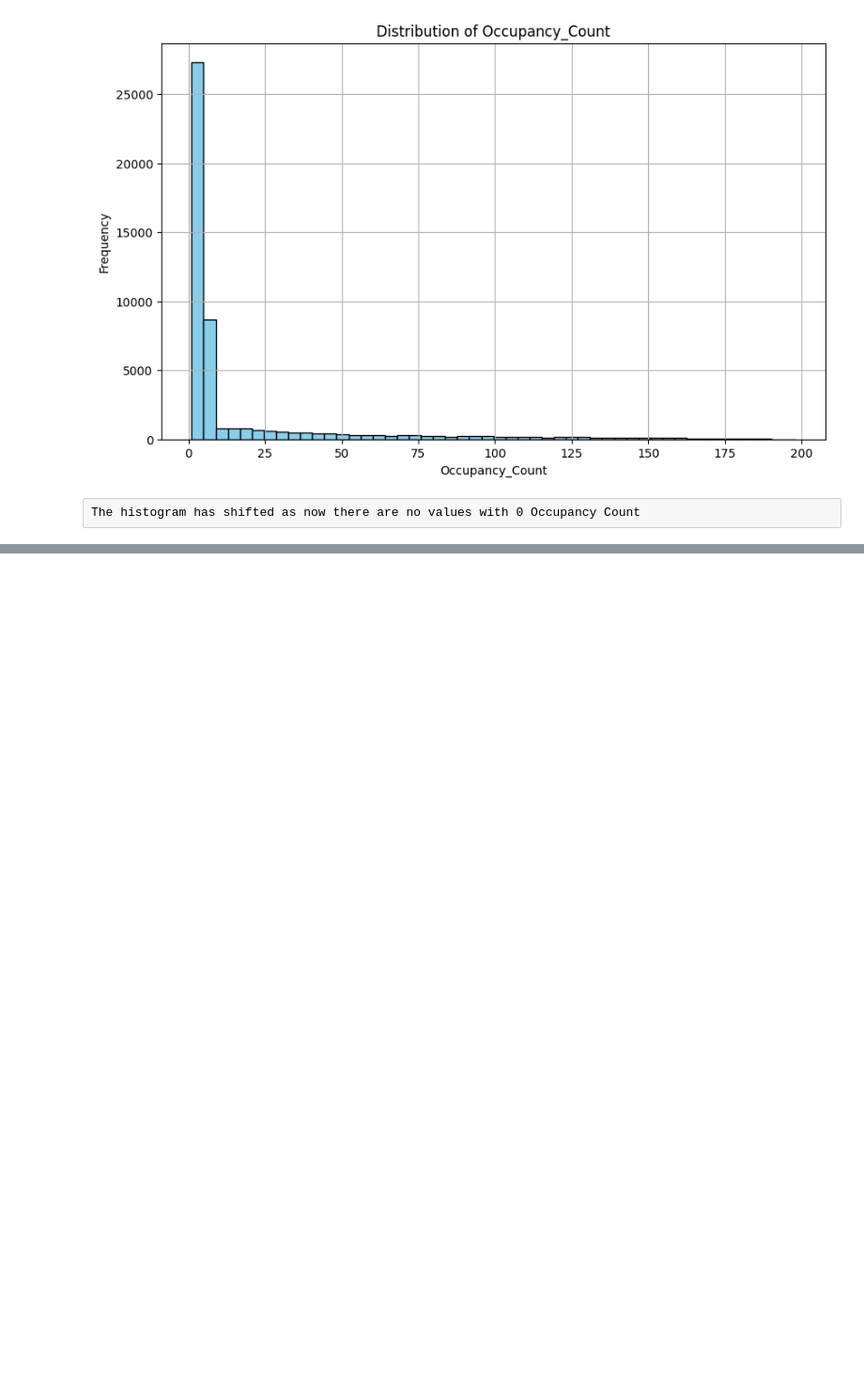
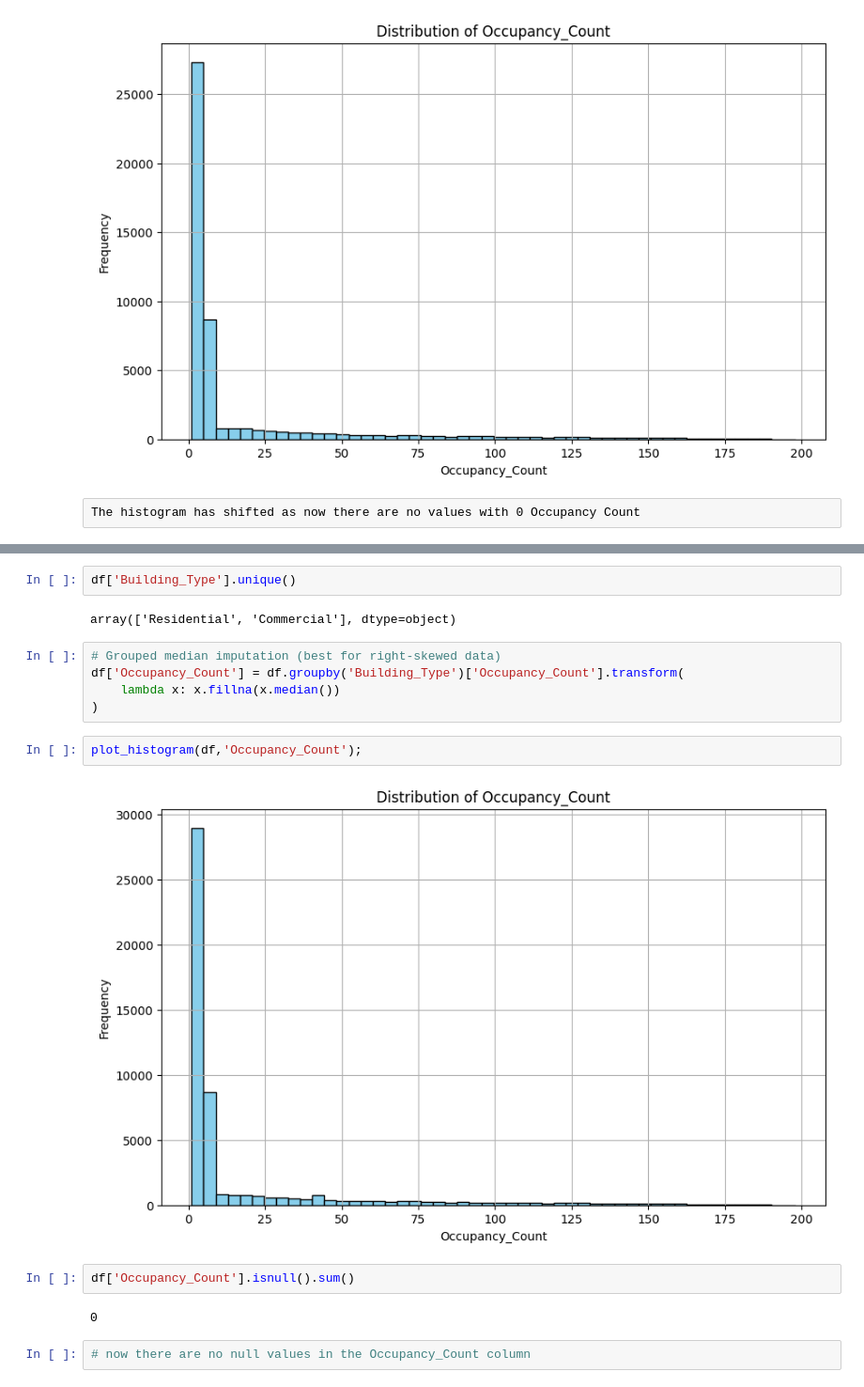
Before and after one commit to kuchbhimohan/Energy-Consumption-Project, a Jupyter notebook: notebooks/02_eda.ipynb, the cells around one changed output, grey strips where cells are left out. Shown: that part at 94% size. Drawn from its saved outputs; the diff is of its cells as text; blank space fills up the shorter version.

Commit message:
basic data cleaning and utils updated

```diff
--- a/notebooks/02_eda.ipynb
+++ b/notebooks/02_eda.ipynb
@@ -98,0 +119,19 @@ The histogram has shifted as now there are no values with 0 Occupancy Count
+# %%
+df['Building_Type'].unique()
+# %% [output]
+array(['Residential', 'Commercial'], dtype=object)
+# %%
+# Grouped median imputation (best for right-skewed data)
+df['Occupancy_Count'] = df.groupby('Building_Type')['Occupancy_Count'].transform(
+    lambda x: x.fillna(x.median())
+)
+# %%
+plot_histogram(df,'Occupancy_Count');
+# %% [output]
+[figure, added]
+# %%
+df['Occupancy_Count'].isnull().sum()
+# %% [output]
+0
+# %%
+# now there are no null values in the Occupancy_Count column
```
Also changed, not shown: parts of 30 cells of this notebook, 2 other files.
